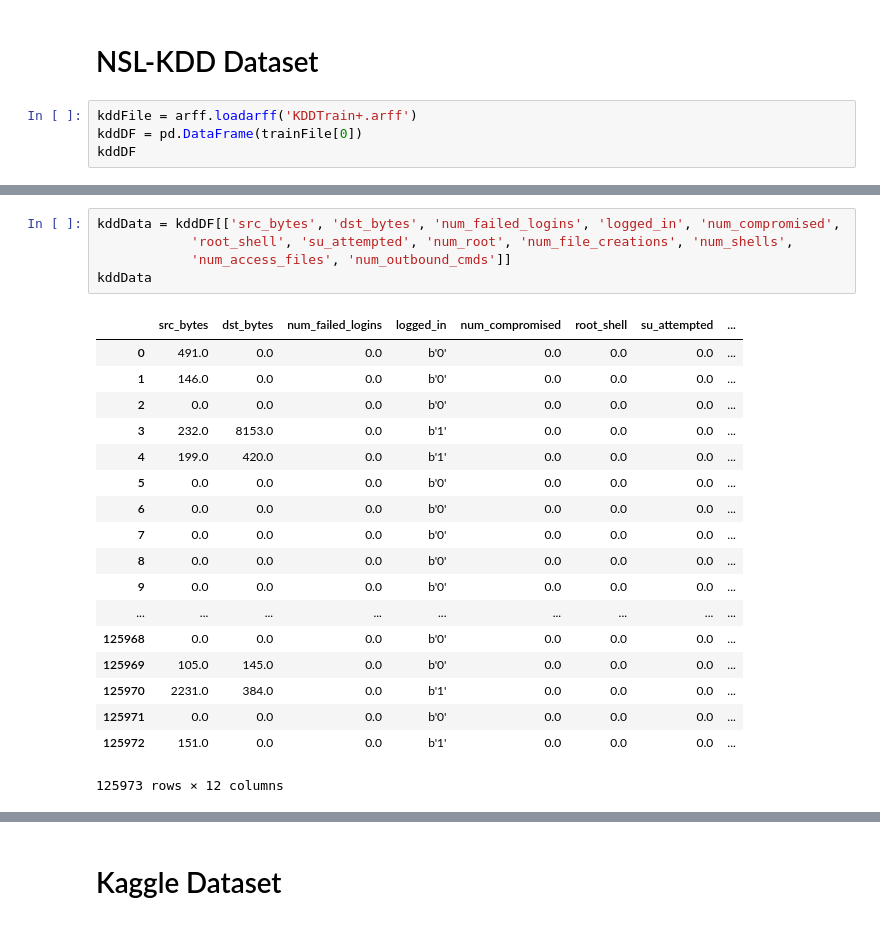
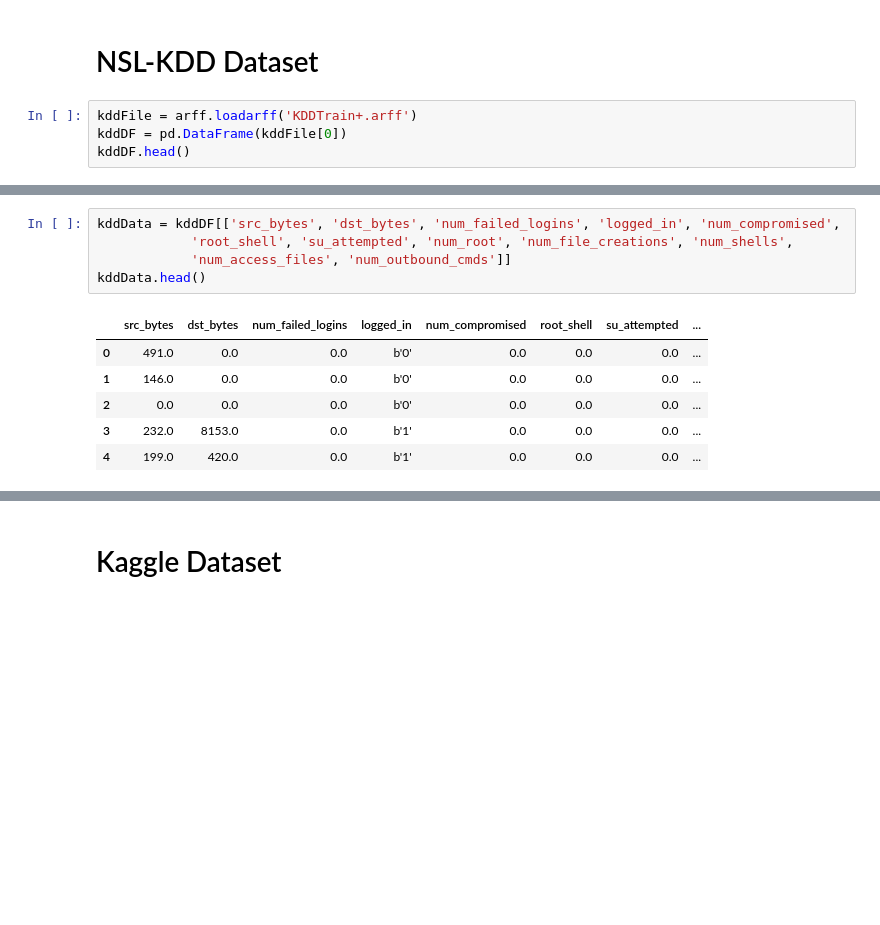
Before and after one commit to BaiKongQue/CSCI-191T_Security_Group, a Jupyter notebook: Security Group Project.ipynb, the cells around one changed output, grey strips where cells are left out. Saved outputs shown, nothing was run; the diff lists cells and outputs as text; blank space fills up the shorter version.

```diff
--- a/Security Group Project.ipynb
+++ b/Security Group Project.ipynb
@@ -42,8 +45,8 @@ def find_k_graph(kTests, data):
 # NSL-KDD Dataset
 # %%
 kddFile = arff.loadarff('KDDTrain+.arff')
-kddDF = pd.DataFrame(trainFile[0])
-kddDF
+kddDF = pd.DataFrame(kddFile[0])
+kddDF.head()
 # %% [output]
 |  | duration | protocol_type | service | flag | src_bytes | dst_bytes | land | wrong_fragment | urgent | ... |
 | 0 | 0.0 | b'tcp' | b'ftp_data' | b'SF' | 491.0 | 0.0 | b'0' | 0.0 | 0.0 | ... |
@@ -66,27 +58,15 @@ kddDF
 # %%
 kddData = kddDF[['src_bytes', 'dst_bytes', 'num_failed_logins', 'logged_in', 'num_compromised',
             'root_shell', 'su_attempted', 'num_root', 'num_file_creations', 'num_shells',
             'num_access_files', 'num_outbound_cmds']]
-kddData
+kddData.head()
 # %% [output]
 |  | src_bytes | dst_bytes | num_failed_logins | logged_in | num_compromised | root_shell | su_attempted | ... |
 | 0 | 491.0 | 0.0 | 0.0 | b'0' | 0.0 | 0.0 | 0.0 | ... |
 | 1 | 146.0 | 0.0 | 0.0 | b'0' | 0.0 | 0.0 | 0.0 | ... |
 | 2 | 0.0 | 0.0 | 0.0 | b'0' | 0.0 | 0.0 | 0.0 | ... |
 | 3 | 232.0 | 8153.0 | 0.0 | b'1' | 0.0 | 0.0 | 0.0 | ... |
 | 4 | 199.0 | 420.0 | 0.0 | b'1' | 0.0 | 0.0 | 0.0 | ... |
-| 5 | 0.0 | 0.0 | 0.0 | b'0' | 0.0 | 0.0 | 0.0 | ... |
-| 6 | 0.0 | 0.0 | 0.0 | b'0' | 0.0 | 0.0 | 0.0 | ... |
-| 7 | 0.0 | 0.0 | 0.0 | b'0' | 0.0 | 0.0 | 0.0 | ... |
-| 8 | 0.0 | 0.0 | 0.0 | b'0' | 0.0 | 0.0 | 0.0 | ... |
-| 9 | 0.0 | 0.0 | 0.0 | b'0' | 0.0 | 0.0 | 0.0 | ... |
-| ... | ... | ... | ... | ... | ... | ... | ... | ... |
-| 125968 | 0.0 | 0.0 | 0.0 | b'0' | 0.0 | 0.0 | 0.0 | ... |
-| 125969 | 105.0 | 145.0 | 0.0 | b'0' | 0.0 | 0.0 | 0.0 | ... |
-| 125970 | 2231.0 | 384.0 | 0.0 | b'1' | 0.0 | 0.0 | 0.0 | ... |
-| 125971 | 0.0 | 0.0 | 0.0 | b'0' | 0.0 | 0.0 | 0.0 | ... |
-| 125972 | 151.0 | 0.0 | 0.0 | b'1' | 0.0 | 0.0 | 0.0 | ... |
-125973 rows × 12 columns
 # %%
 find_k_graph(10, kddData)
 # %% [output]
```
Also changed, not shown: parts of 5 cells of this notebook.
